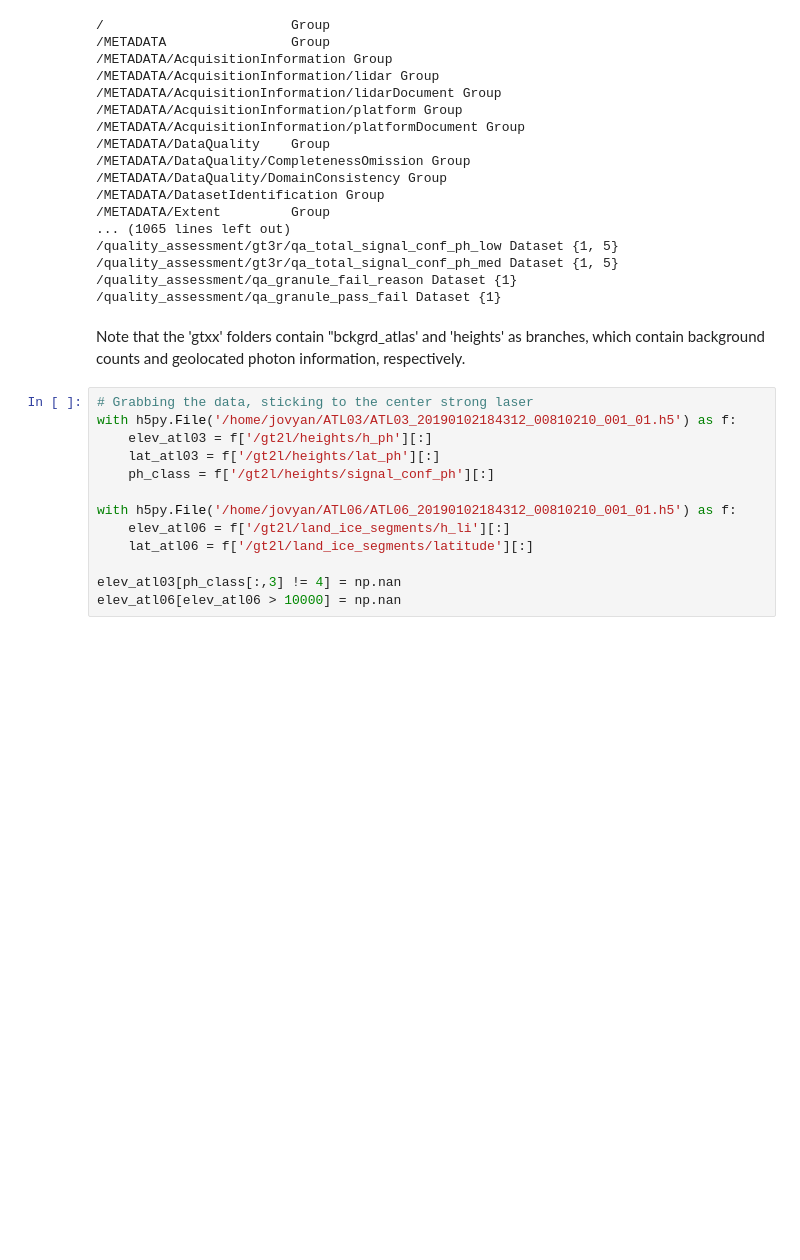
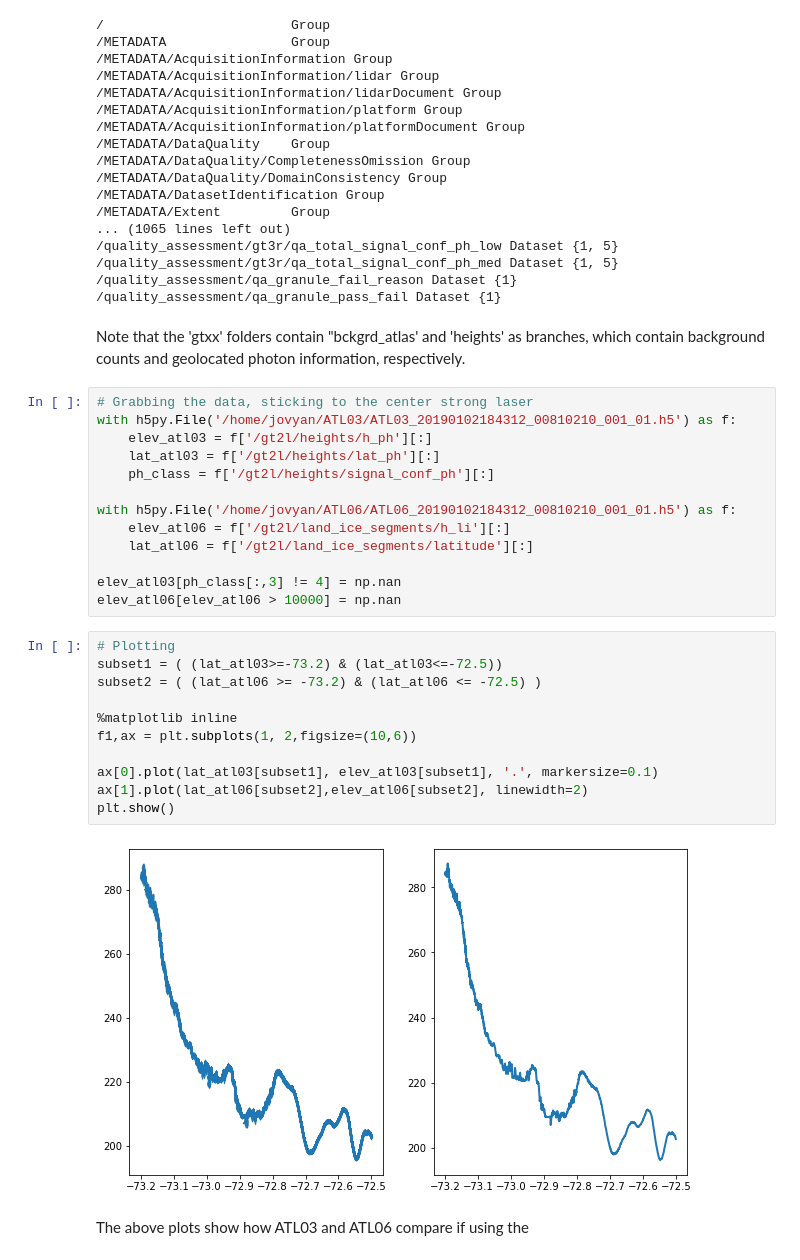
Before and after one commit to ICESAT-2HackWeek/WaterNoice, a Jupyter notebook: notebooks/amery_plotting.ipynb, the cells around one changed output. Saved outputs shown, nothing was run; the diff lists cells and outputs as text; blank space fills up the shorter version.

Commit message:
Now have plots comparing ATL03 and ATL06, using the land ice classification as a filter.

```diff
--- a/notebooks/amery_plotting.ipynb
+++ b/notebooks/amery_plotting.ipynb
@@ -63,3 +63,18 @@ with h5py.File('/home/jovyan/ATL06/ATL06_20190102184312_00810210_001_01.h5') as
 
 elev_atl03[ph_class[:,3] != 4] = np.nan
 elev_atl06[elev_atl06 > 10000] = np.nan
+# %%
+# Plotting
+subset1 = ( (lat_atl03>=-73.2) & (lat_atl03<=-72.5))
+subset2 = ( (lat_atl06 >= -73.2) & (lat_atl06 <= -72.5) )
+
+%matplotlib inline
+f1,ax = plt.subplots(1, 2,figsize=(10,6))
+
+ax[0].plot(lat_atl03[subset1], elev_atl03[subset1], '.', markersize=0.1)
+ax[1].plot(lat_atl06[subset2],elev_atl06[subset2], linewidth=2)
+plt.show()
+# %% [output]
+[figure, added]
+# %% [markdown]
+The above plots show how ATL03 and ATL06 compare if using the
```
